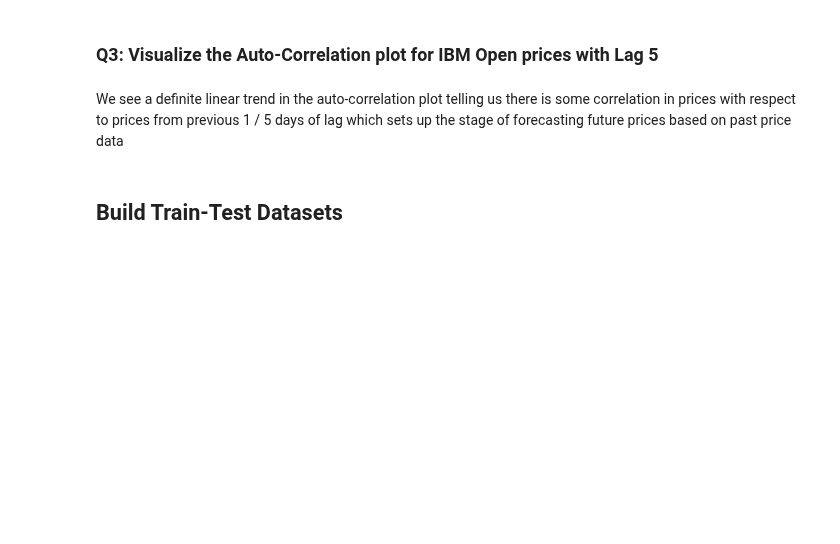
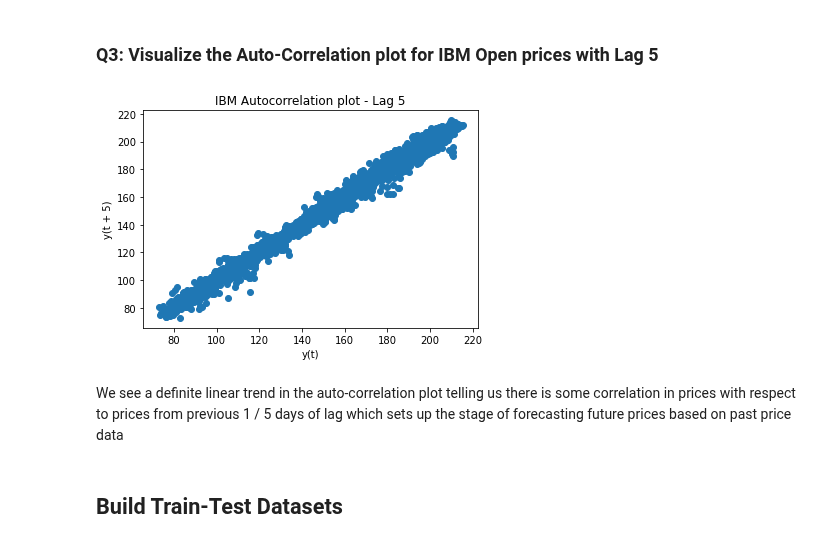
Before and after one commit to weboctave/mec-mini-projects, a Jupyter notebook: mec-18.5.1-time-series-analysis-mini-project/Mini_Project_Time_Series_Forecasting.ipynb, the cells around one changed output. Drawn from its saved outputs; the diff is of its cells as text; code cells hidden in the pictures; blank space fills up the shorter version.

```diff
--- a/mec-18.5.1-time-series-analysis-mini-project/Mini_Project_Time_Series_Forecasting.ipynb
+++ b/mec-18.5.1-time-series-analysis-mini-project/Mini_Project_Time_Series_Forecasting.ipynb
@@ -106,5 +120,10 @@ plt.title('IBM Autocorrelation plot - Lag 1');
 # %% [markdown]
 ### Q3: Visualize the Auto-Correlation plot for IBM Open prices with Lag 5
+# %%
+lag_plot(df['Open'], lag=5)
+plt.title('IBM Autocorrelation plot - Lag 5');
+# %% [output]
+[figure, added]
 # %% [markdown]
 We see a definite linear trend in the auto-correlation plot telling us there is some correlation in prices with respect to prices from previous 1 / 5 days of lag which sets up the stage of forecasting future prices based on past price data
 # %% [markdown]
```
Also changed, not shown: parts of 15 cells of this notebook.
